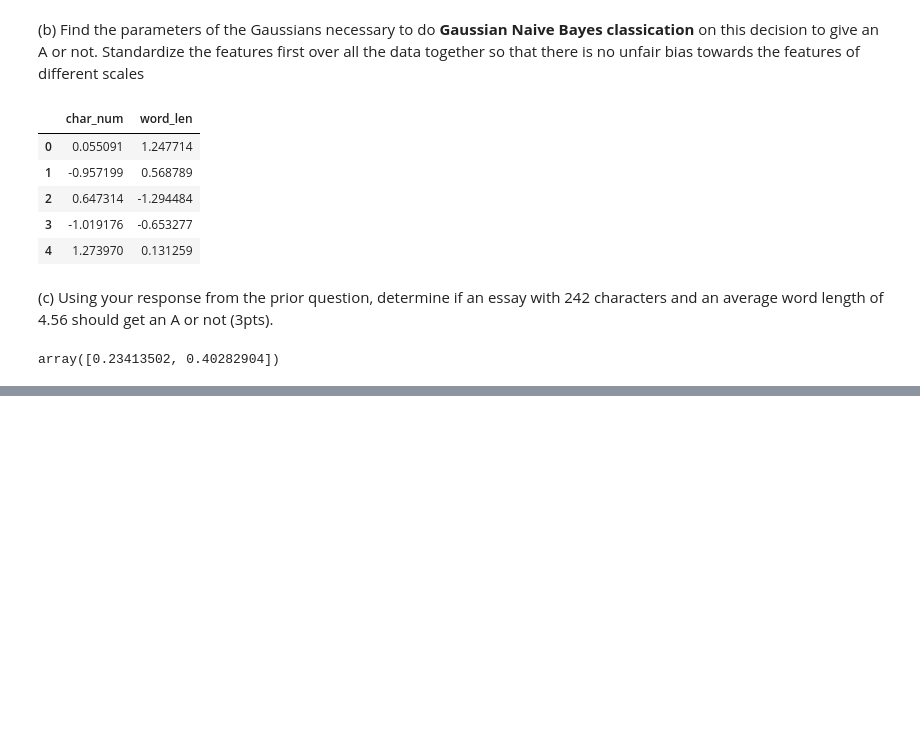
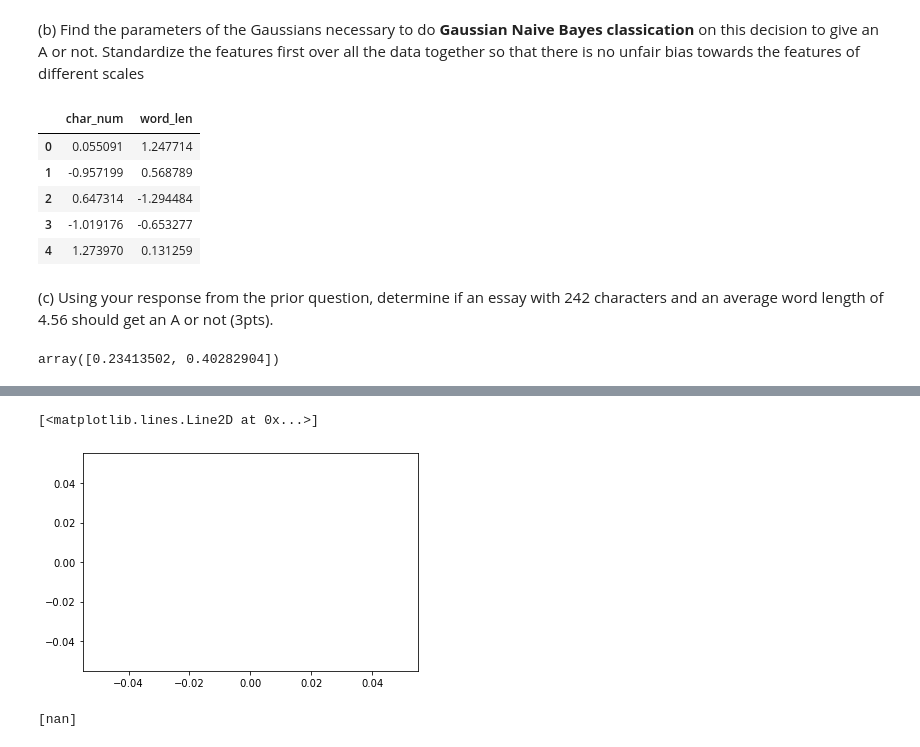
Before and after one commit to yz599/2020_2, a Jupyter notebook: 2020/Notes_projects/cs613/CS613_hw2.ipynb, the cells around one changed output, grey strips where cells are left out. Saved outputs shown, nothing was run; the diff lists cells and outputs as text; code cells hidden in the pictures; blank space fills up the shorter version.

```diff
--- a/2020/Notes_projects/cs613/CS613_hw2.ipynb
+++ b/2020/Notes_projects/cs613/CS613_hw2.ipynb
@@ -131,0 +180,35 @@ P_x1*P_x2
+# %%
+X_train,y_train,X_test,y_test=split_standard(X,y,ratio=0.67)
+# %%
+def cross_entropy(X,y,ethta):
+    line=np.dot(X,ethta)
+    p=1/(1+np.exp(-line))
+    f=y*np.log2(p)+(1-y)*np.log2(1-p) ## y is the real occurrence of the event determinded by dataset
+    return f.mean()
+# %%
+def batch_GD(X,y,iters=10,res=2e-23,batch_size=10,lr=0.01):
+    ethta=np.random.uniform(-1,1,X.shape[1])
+    cost=cross_entropy(X,y,ethta)
+    error=1
+    i=0
+    while i<=iters or error>res:
+        cost_ls=[]
+        cost_ls.append(cost)
+        cost_epoch=[]
+        for inx in range(0,len(X),batch_size):
+            X_batch=X[inx:inx+batch_size,:]
+            y_batch=y[inx:inx+batch_size]
+
+            ethta=ethta-lr*X_batch.T@(y_batch-1/np.exp(-X_batch@ethta))/len(X_batch)
+
+            cost=cross_entropy(X_batch,y_batch,ethta)
+            cost_ls.append(cost)
+            error=abs(cost_ls[-1]-cost_ls[-2])
+
+        i+=1
+        cost_epoch.append(sum(cost_ls)/len(cost_ls))
+        print("epoch=",i)
+
+    return ethta,cost_epoch
+# %%
+ethta,cost=batch_GD(X_train,y_train)
@@ -131,0 +233,9 @@ P_x1*P_x2
+# %%
+plt.plot(cost)
+# %% [output]
+[<matplotlib.lines.Line2D at 0x...>]
+[figure, added]
+# %%
+cost
+# %% [output]
+[nan]
```
Also changed, not shown: parts of 12 cells of this notebook, 11 other files.
